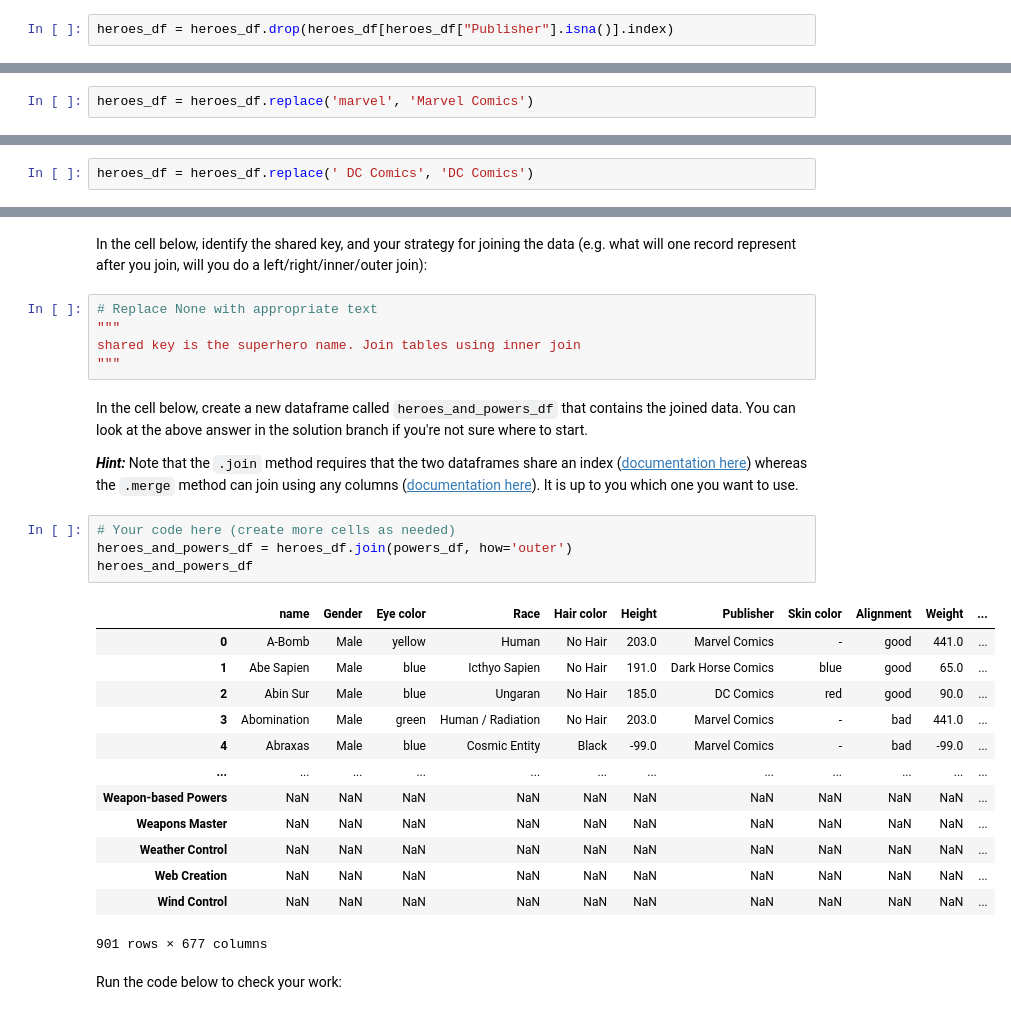
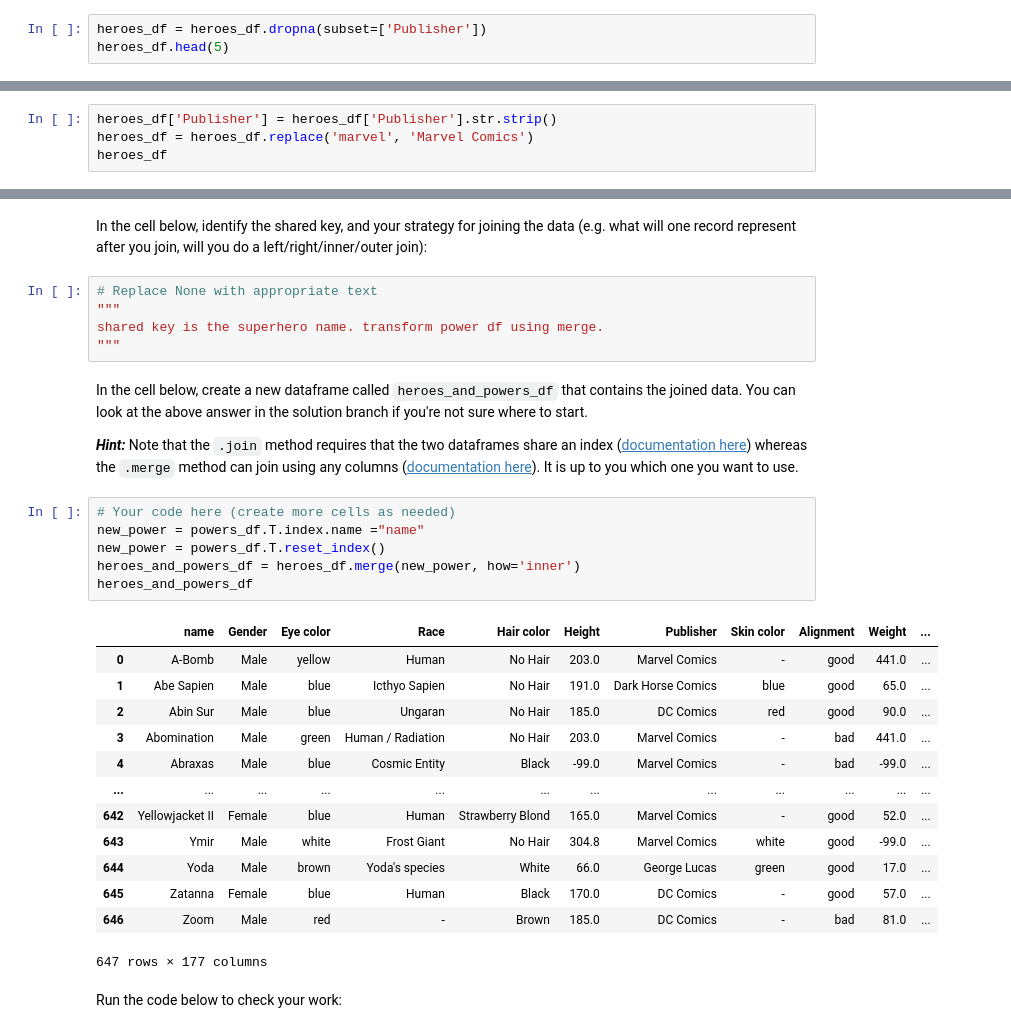
Before and after one commit to grace-em/dsc-pandas-data-cleaning-lab, a Jupyter notebook: index.ipynb, the cells around one changed output, grey strips where cells are left out. Saved outputs shown, nothing was run; the diff lists cells and outputs as text.

```diff
--- a/index.ipynb
+++ b/index.ipynb
@@ -280,5 +280,6 @@ Drop rows with missing values since the data is non numerical and cannot be fill
 '\nDrop rows with missing values since the data is non numerical and cannot be filled with mean, mode or median\n'
 # %% [markdown]
 Now, implement your chosen strategy using code. (You can also check the solution branch for the answer to the question above if you're really not sure.)
-# %%
-heroes_df = heroes_df.drop(heroes_df[heroes_df["Publisher"].isna()].index)
+# %%
+heroes_df = heroes_df.dropna(subset=['Publisher'])
+heroes_df.head(5)
@@ -326,4 +336,6 @@ Marvel Comics and DC Comics have duplicates
 # %% [markdown]
 Now, write some code to handle these cases. If you're not sure where to start, look at the pandas documentation for [replacing values](https://pandas.pydata.org/pandas-docs/stable/reference/api/pandas.Series.replace.html) and [stripping off whitespace](https://pandas.pydata.org/pandas-docs/stable/reference/api/pandas.Series.str.strip.html).
 # %%
+heroes_df['Publisher'] = heroes_df['Publisher'].str.strip()
 heroes_df = heroes_df.replace('marvel', 'Marvel Comics')
+heroes_df
@@ -330,5 +356,3 @@ heroes_df = heroes_df.replace('marvel', 'Marvel Comics')
-# %%
-heroes_df = heroes_df.replace(' DC Comics', 'DC Comics')
 # %% [markdown]
 Check your work below:
 # %%
@@ -430,7 +454,7 @@ In the cell below, identify the shared key, and your strategy for joining the da
 # %%
 # Replace None with appropriate text
 """
-shared key is the superhero name. Join tables using inner join
+shared key is the superhero name. transform power df using merge.
 """
 # %% [markdown]
 In the cell below, create a new dataframe called `heroes_and_powers_df` that contains the joined data. You can look at the above answer in the solution branch if you're not sure where to start.
@@ -438,22 +462,24 @@ In the cell below, create a new dataframe called `heroes_and_powers_df` that con
 ***Hint:*** Note that the `.join` method requires that the two dataframes share an index ([documentation here](https://pandas.pydata.org/pandas-docs/stable/reference/api/pandas.DataFrame.join.html)) whereas the `.merge` method can join using any columns ([documentation here](https://pandas.pydata.org/pandas-docs/stable/reference/api/pandas.DataFrame.merge.html)). It is up to you which one you want to use.
 # %%
 # Your code here (create more cells as needed)
-heroes_and_powers_df = heroes_df.join(powers_df, how='outer')
+new_power = powers_df.T.index.name ="name"
+new_power = powers_df.T.reset_index()
+heroes_and_powers_df = heroes_df.merge(new_power, how='inner')
 heroes_and_powers_df
 # %% [output]
 |  | name | Gender | Eye color | Race | Hair color | Height | Publisher | Skin color | Alignment | Weight | ... |
 | 0 | A-Bomb | Male | yellow | Human | No Hair | 203.0 | Marvel Comics | - | good | 441.0 | ... |
 | 1 | Abe Sapien | Male | blue | Icthyo Sapien | No Hair | 191.0 | Dark Horse Comics | blue | good | 65.0 | ... |
 | 2 | Abin Sur | Male | blue | Ungaran | No Hair | 185.0 | DC Comics | red | good | 90.0 | ... |
 | 3 | Abomination | Male | green | Human / Radiation | No Hair | 203.0 | Marvel Comics | - | bad | 441.0 | ... |
 | 4 | Abraxas | Male | blue | Cosmic Entity | Black | -99.0 | Marvel Comics | - | bad | -99.0 | ... |
 | ... | ... | ... | ... | ... | ... | ... | ... | ... | ... | ... | ... |
-| Weapon-based Powers | NaN | NaN | NaN | NaN | NaN | NaN | NaN | NaN | NaN | NaN | ... |
-| Weapons Master | NaN | NaN | NaN | NaN | NaN | NaN | NaN | NaN | NaN | NaN | ... |
-| Weather Control | NaN | NaN | NaN | NaN | NaN | NaN | NaN | NaN | NaN | NaN | ... |
-| Web Creation | NaN | NaN | NaN | NaN | NaN | NaN | NaN | NaN | NaN | NaN | ... |
-| Wind Control | NaN | NaN | NaN | NaN | NaN | NaN | NaN | NaN | NaN | NaN | ... |
+| 642 | Yellowjacket II | Female | blue | Human | Strawberry Blond | 165.0 | Marvel Comics | - | good | 52.0 | ... |
+| 643 | Ymir | Male | white | Frost Giant | No Hair | 304.8 | Marvel Comics | white | good | -99.0 | ... |
+| 644 | Yoda | Male | brown | Yoda's species | White | 66.0 | George Lucas | green | good | 17.0 | ... |
+| 645 | Zatanna | Female | blue | Human | Black | 170.0 | DC Comics | - | good | 57.0 | ... |
+| 646 | Zoom | Male | red | - | Brown | 185.0 | DC Comics | - | bad | 81.0 | ... |
-901 rows × 677 columns
+647 rows × 177 columns
 # %% [markdown]
 Run the code below to check your work:
 # %%
```
Also changed, not shown: parts of 24 cells of this notebook.
